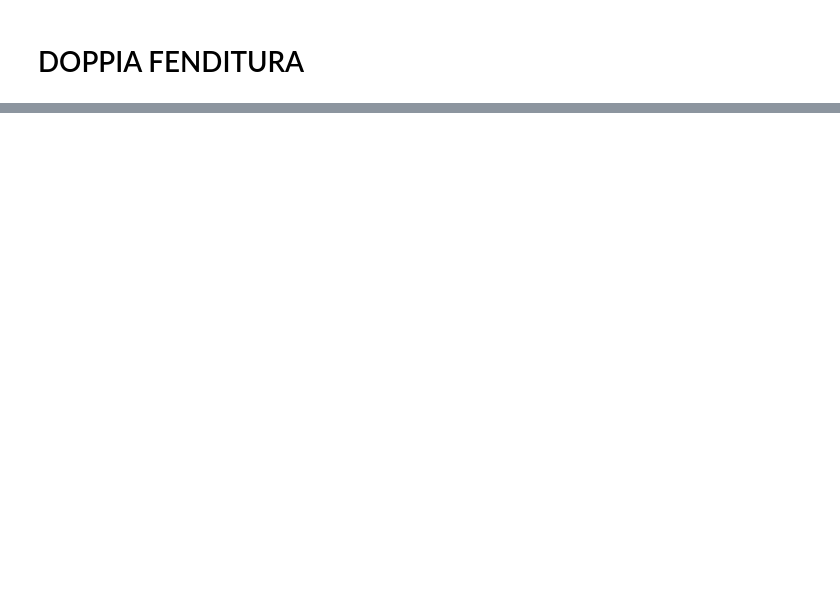
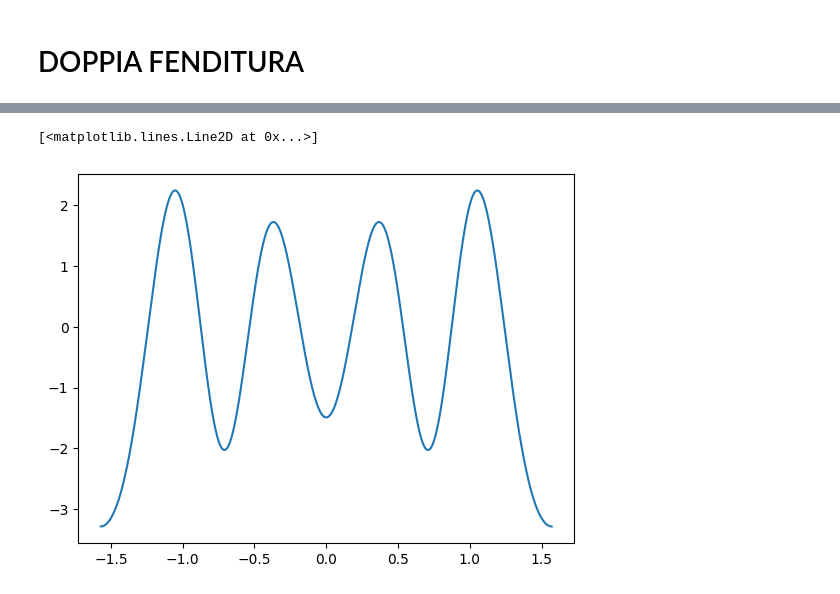
Before and after one commit to CarminatiGiovanni/LaboratorioFisica2, a Jupyter notebook: 20240509micoonde/doppia_fenditura_young.ipynb, the cells around one changed output, grey strips where cells are left out. Cells and saved outputs as stored; diff of their text form; code cells hidden in the pictures; blank space fills up the shorter version.

```diff
--- a/20240509micoonde/doppia_fenditura_young.ipynb
+++ b/20240509micoonde/doppia_fenditura_young.ipynb
@@ -26,0 +29,20 @@ plt.show()
+# %%
+def interferenza(θ,R,d,k): # somma campi E1,E2
+    r1 = jnp.sqrt((R*jnp.sin(θ)-d/2)**2 + (R*jnp.cos(θ))**2)
+    r2 = jnp.sqrt((R*jnp.sin(θ)+d/2)**2 + (R*jnp.cos(θ))**2)
+    # print(r1,r2)
+
+    E1 = jnp.cos(k*r1)/r1
+    E2 = jnp.cos(k*r2)/r2
+
+    # print(E1,E2)
+
+    return (E1 + E2)
+
+x = np.linspace(-np.pi/2,np.pi/2,1000)
+y = interferenza(x,1,1,20)
+
+plt.plot(x,y)
+# %% [output]
+[<matplotlib.lines.Line2D at 0x...>]
+[figure, added]
```
Also changed, not shown: parts of 3 cells of this notebook, 2 other files.
